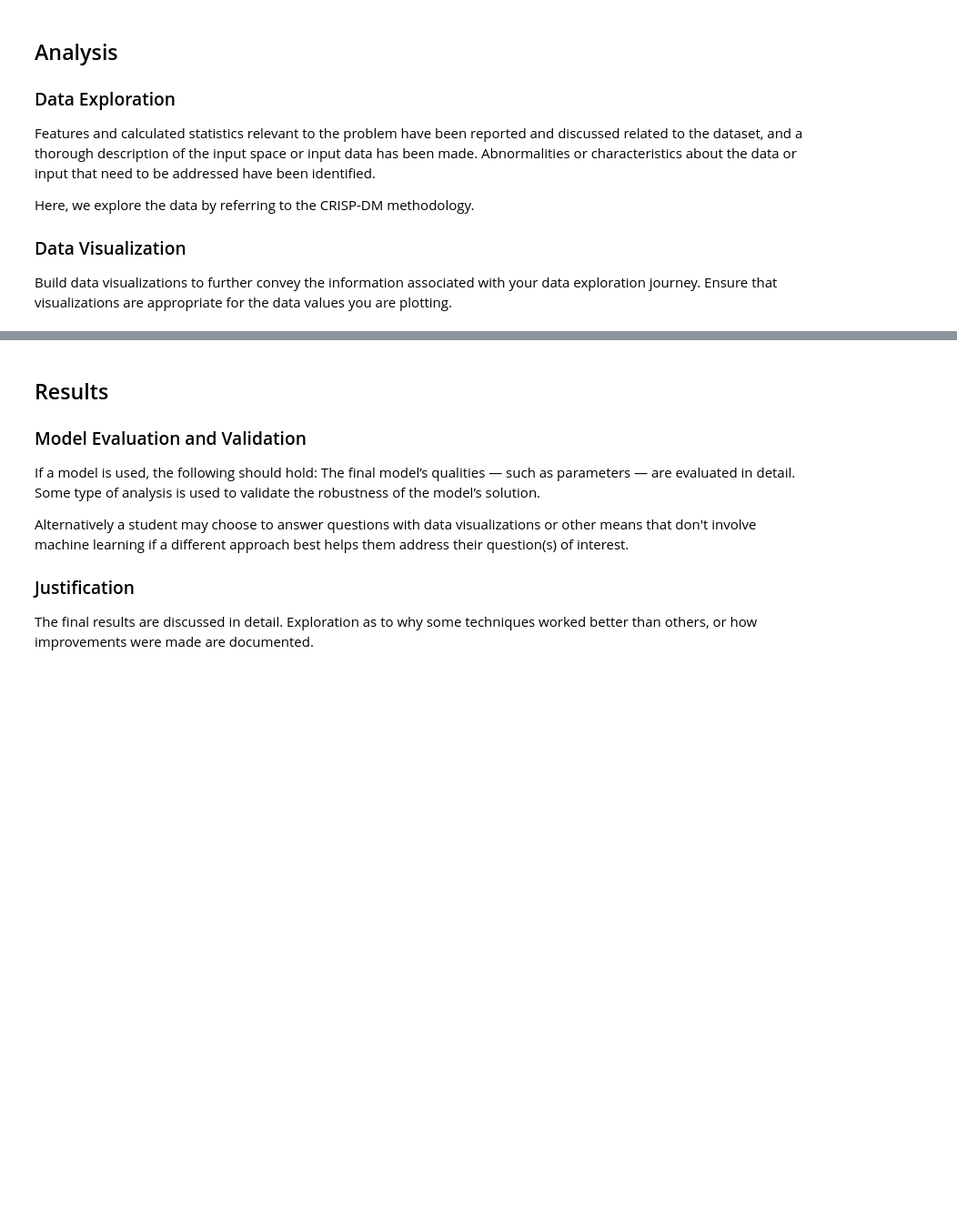
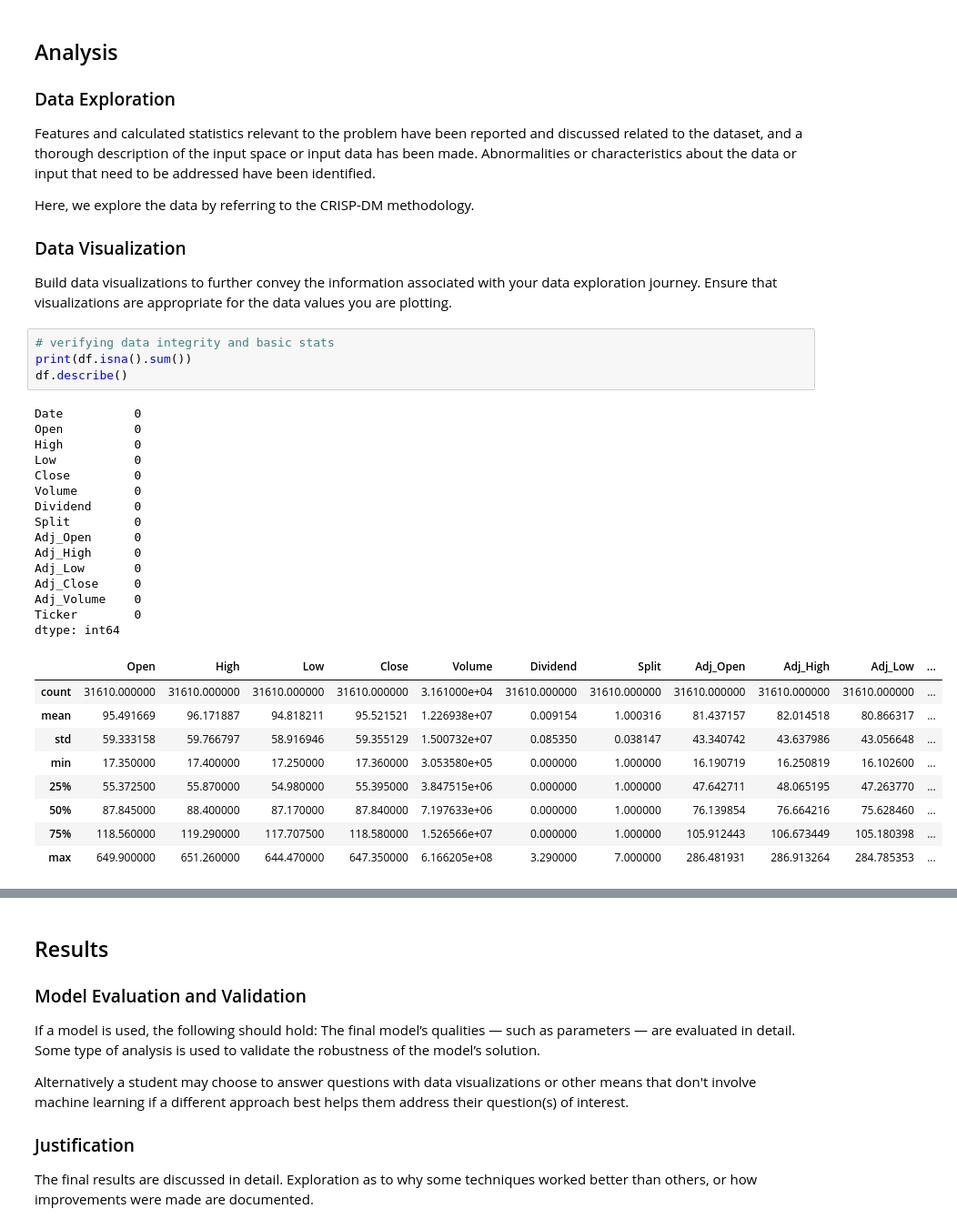
Before and after one commit to claudiocmp/dsnd-spi, a Jupyter notebook: nbooks/03_project.ipynb, the cells around one changed output, grey strips where cells are left out. Shown at 91% size. Drawn from its saved outputs; the diff is of its cells as text; blank space fills up the shorter version.

```diff
--- a/nbooks/03_project.ipynb
+++ b/nbooks/03_project.ipynb
@@ -59,3 +82,32 @@ Here, we explore the data by referring to the CRISP-DM methodology.
 ### Data Visualization
 
 Build data visualizations to further convey the information associated with your data exploration journey. Ensure that visualizations are appropriate for the data values you are plotting.
+# %%
+# verifying data integrity and basic stats
+print(df.isna().sum())
+df.describe()
+# %% [output]
+Date          0
+Open          0
+High          0
+Low           0
+Close         0
+Volume        0
+Dividend      0
+Split         0
+Adj_Open      0
+Adj_High      0
+Adj_Low       0
+Adj_Close     0
+Adj_Volume    0
+Ticker        0
+dtype: int64
+|  | Open | High | Low | Close | Volume | Dividend | Split | Adj_Open | Adj_High | Adj_Low | ... |
+| count | 31610.000000 | 31610.000000 | 31610.000000 | 31610.000000 | 3.161000e+04 | 31610.000000 | 31610.000000 | 31610.000000 | 31610.000000 | 31610.000000 | ... |
+| mean | 95.491669 | 96.171887 | 94.818211 | 95.521521 | 1.226938e+07 | 0.009154 | 1.000316 | 81.437157 | 82.014518 | 80.866317 | ... |
+| std | 59.333158 | 59.766797 | 58.916946 | 59.355129 | 1.500732e+07 | 0.085350 | 0.038147 | 43.340742 | 43.637986 | 43.056648 | ... |
+| min | 17.350000 | 17.400000 | 17.250000 | 17.360000 | 3.053580e+05 | 0.000000 | 1.000000 | 16.190719 | 16.250819 | 16.102600 | ... |
+| 25% | 55.372500 | 55.870000 | 54.980000 | 55.395000 | 3.847515e+06 | 0.000000 | 1.000000 | 47.642711 | 48.065195 | 47.263770 | ... |
+| 50% | 87.845000 | 88.400000 | 87.170000 | 87.840000 | 7.197633e+06 | 0.000000 | 1.000000 | 76.139854 | 76.664216 | 75.628460 | ... |
+| 75% | 118.560000 | 119.290000 | 117.707500 | 118.580000 | 1.526566e+07 | 0.000000 | 1.000000 | 105.912443 | 106.673449 | 105.180398 | ... |
+| max | 649.900000 | 651.260000 | 644.470000 | 647.350000 | 6.166205e+08 | 3.290000 | 7.000000 | 286.481931 | 286.913264 | 284.785353 | ... |
```
Also changed, not shown: parts of 9 cells of this notebook.
